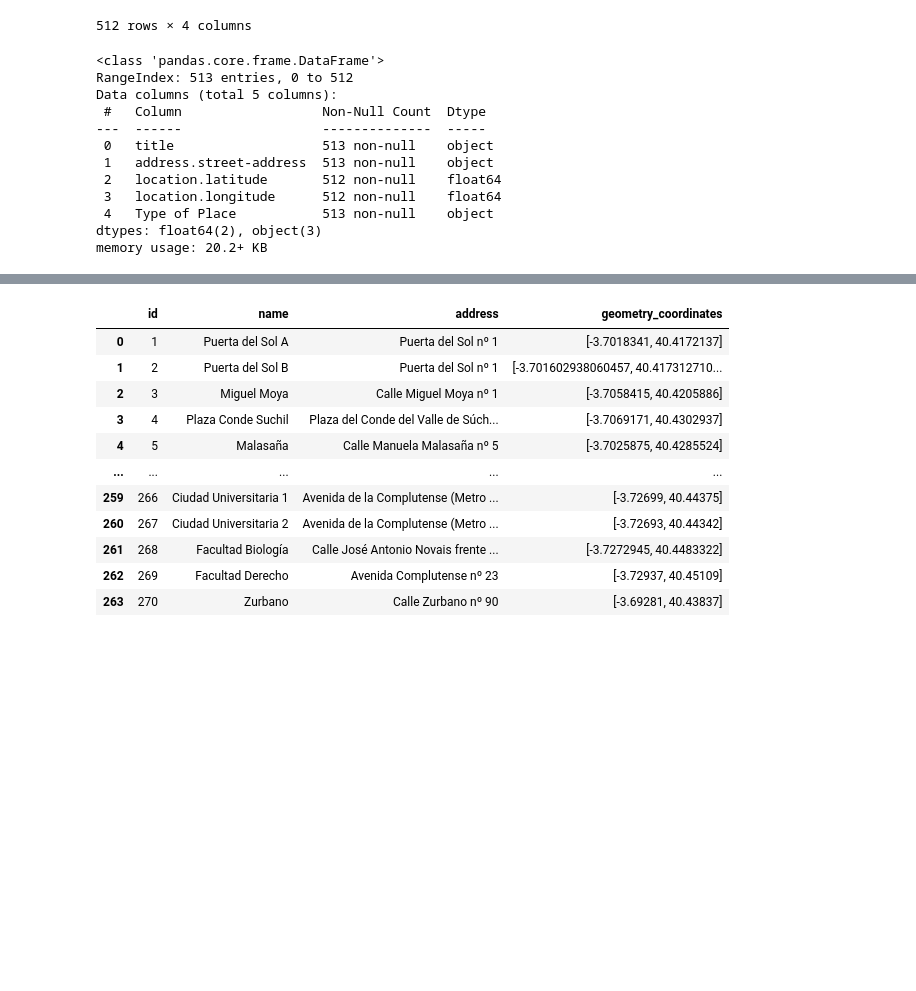
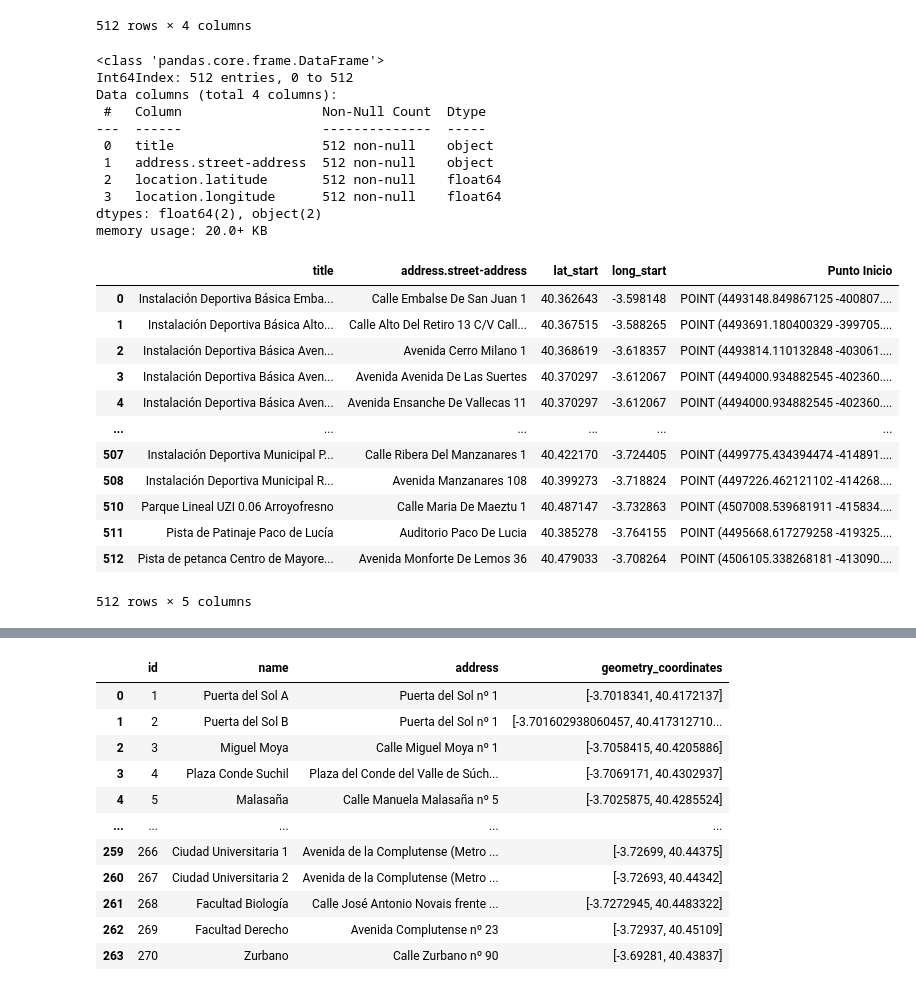
Before and after one commit to DiegoMerello/ih_datamadpt1121_project_m1, a Jupyter notebook: Primera prueba.ipynb, the cells around one changed output, grey strips where cells are left out. Cells and saved outputs as stored; diff of their text form; code cells hidden in the pictures; blank space fills up the shorter version.

```diff
--- a/Primera prueba.ipynb
+++ b/Primera prueba.ipynb
@@ -23,3 +11,9 @@ os.listdir("../ih_datamadpt1121_project_m1/200215-0-instalaciones-deportivas.csv
+# %%
+def to_mercator(lat, long):
+    # transform latitude/longitude data in degrees to pseudo-mercator coordinates in metres
+    c = gpd.GeoSeries([Point(lat, long)], crs=4326)
+    c = c.to_crs(3857)
+    return c
 # %%
 instalaciones_dep_data=rq.get('https://datos.madrid.es/egob/catalogo/200215-0-instalaciones-deportivas.json')
 instalaciones_dep_data=instalaciones_dep_data.json()
@@ -58,7 +52,7 @@ instalaciones_dep_data.head()
 #instalaciones_dep_data= pd.read_csv("../ih_datamadpt1121_project_m1/200215-0-instalaciones-deportivas.csv", sep=';')
 #instalaciones_dep_data
 # %%
-instalaciones_dep_data=instalaciones_dep_data.drop(['@id', '@type','id', 'relation', 'address.district.@id', 'address.area.@id', 'address.locality', 'address.postal-code', 'organization.organization-desc', 'organization.accesibility', 'organization.schedule', 'organization.services','organization.organization-name'], 1)
+instalaciones_dep_data=instalaciones_dep_data.drop(['@id', '@type','id', 'relation', 'address.district.@id', 'address.area.@id', 'address.locality', 'address.postal-code', 'organization.organization-desc', 'organization.accesibility', 'organization.schedule', 'organization.services','organization.organization-name'], axis='columns')
 instalaciones_dep_data
 # %% [output]
 |  | title | address.street-address | location.latitude | location.longitude |
@@ -98,17 +92,35 @@ instalaciones_dep_data
 instalaciones_dep_data.info()
 # %% [output]
 <class 'pandas.core.frame.DataFrame'>
-RangeIndex: 513 entries, 0 to 512
-Data columns (total 5 columns):
+Int64Index: 512 entries, 0 to 512
+Data columns (total 4 columns):
  #   Column                  Non-Null Count  Dtype
 ---  ------                  --------------  -----
- 0   title                   513 non-null    object
- 1   address.street-address  513 non-null    object
+ 0   title                   512 non-null    object
+ 1   address.street-address  512 non-null    object
  2   location.latitude       512 non-null    float64
  3   location.longitude      512 non-null    float64
- 4   Type of Place           513 non-null    object
-dtypes: float64(2), object(3)
-memory usage: 20.2+ KB
+dtypes: float64(2), object(2)
+memory usage: 20.0+ KB
+# %%
+instalaciones_dep_data1=instalaciones_dep_data.rename(columns={'location.latitude':'lat_start','location.longitude':'long_start'})
+# %%
+instalaciones_dep_data1["Punto Inicio"] = instalaciones_dep_data1.apply(lambda x: to_mercator(x["lat_start"],x["long_start"]), axis = 1)
+instalaciones_dep_data1
+# %% [output]
+|  | title | address.street-address | lat_start | long_start | Punto Inicio |
+| 0 | Instalación Deportiva Básica Emba... | Calle Embalse De San Juan 1 | 40.362643 | -3.598148 | POINT (4493148.849867125 -400807.... |
+| 1 | Instalación Deportiva Básica Alto... | Calle Alto Del Retiro 13 C/V Call... | 40.367515 | -3.588265 | POINT (4493691.180400329 -399705.... |
+| 2 | Instalación Deportiva Básica Aven... | Avenida Cerro Milano 1 | 40.368619 | -3.618357 | POINT (4493814.110132848 -403061.... |
+| 3 | Instalación Deportiva Básica Aven... | Avenida Avenida De Las Suertes | 40.370297 | -3.612067 | POINT (4494000.934882545 -402360.... |
+| 4 | Instalación Deportiva Básica Aven... | Avenida Ensanche De Vallecas 11 | 40.370297 | -3.612067 | POINT (4494000.934882545 -402360.... |
+| ... | ... | ... | ... | ... | ... |
+| 507 | Instalación Deportiva Municipal P... | Calle Ribera Del Manzanares 1 | 40.422170 | -3.724405 | POINT (4499775.434394474 -414891.... |
+| 508 | Instalación Deportiva Municipal R... | Avenida Manzanares 108 | 40.399273 | -3.718824 | POINT (4497226.462121102 -414268.... |
+| 510 | Parque Lineal UZI 0.06 Arroyofresno | Calle Maria De Maeztu 1 | 40.487147 | -3.732863 | POINT (4507008.539681911 -415834.... |
+| 511 | Pista de Patinaje Paco de Lucía | Auditorio Paco De Lucia | 40.385278 | -3.764155 | POINT (4495668.617279258 -419325.... |
+| 512 | Pista de petanca Centro de Mayore... | Avenida Monforte De Lemos 36 | 40.479033 | -3.708264 | POINT (4506105.338268181 -413090.... |
+512 rows × 5 columns
 # %%
 bicimad= pd.read_json("../ih_datamadpt1121_project_m1/Estaciones.json")
 
```
Also changed, not shown: parts of 13 cells of this notebook, 1 other file.
